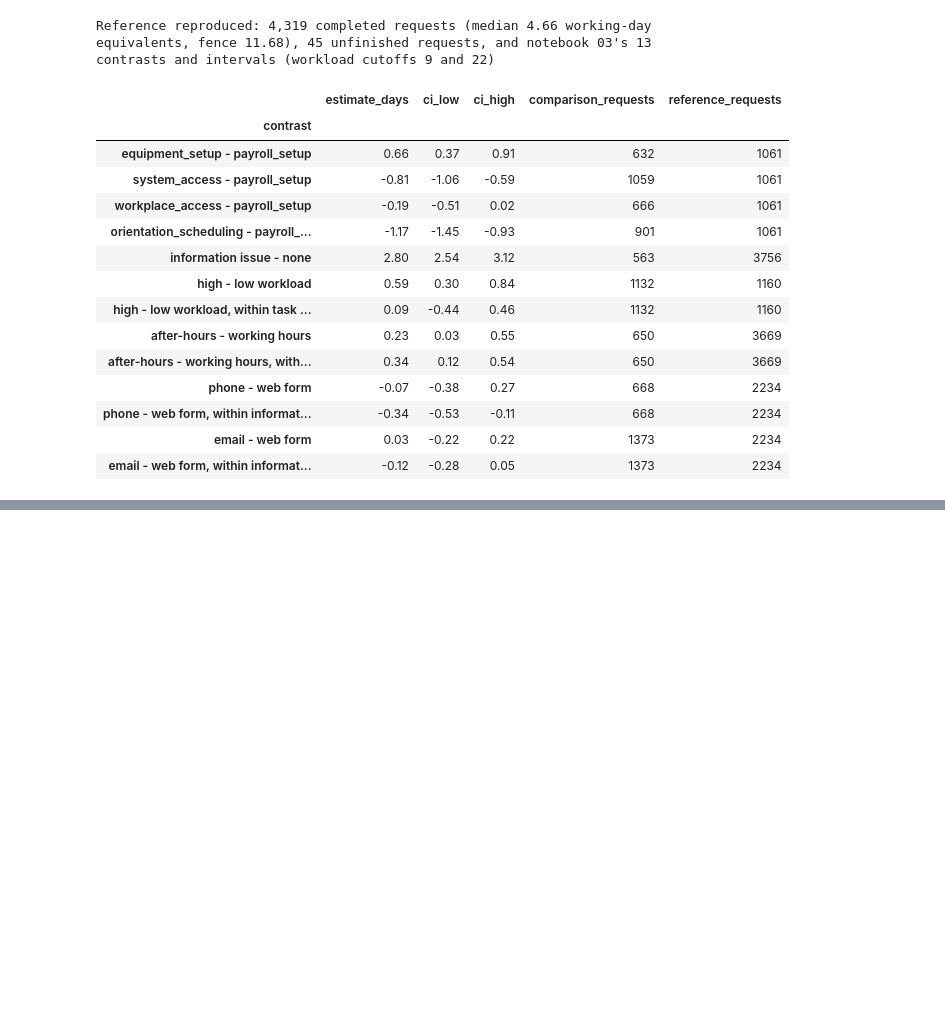
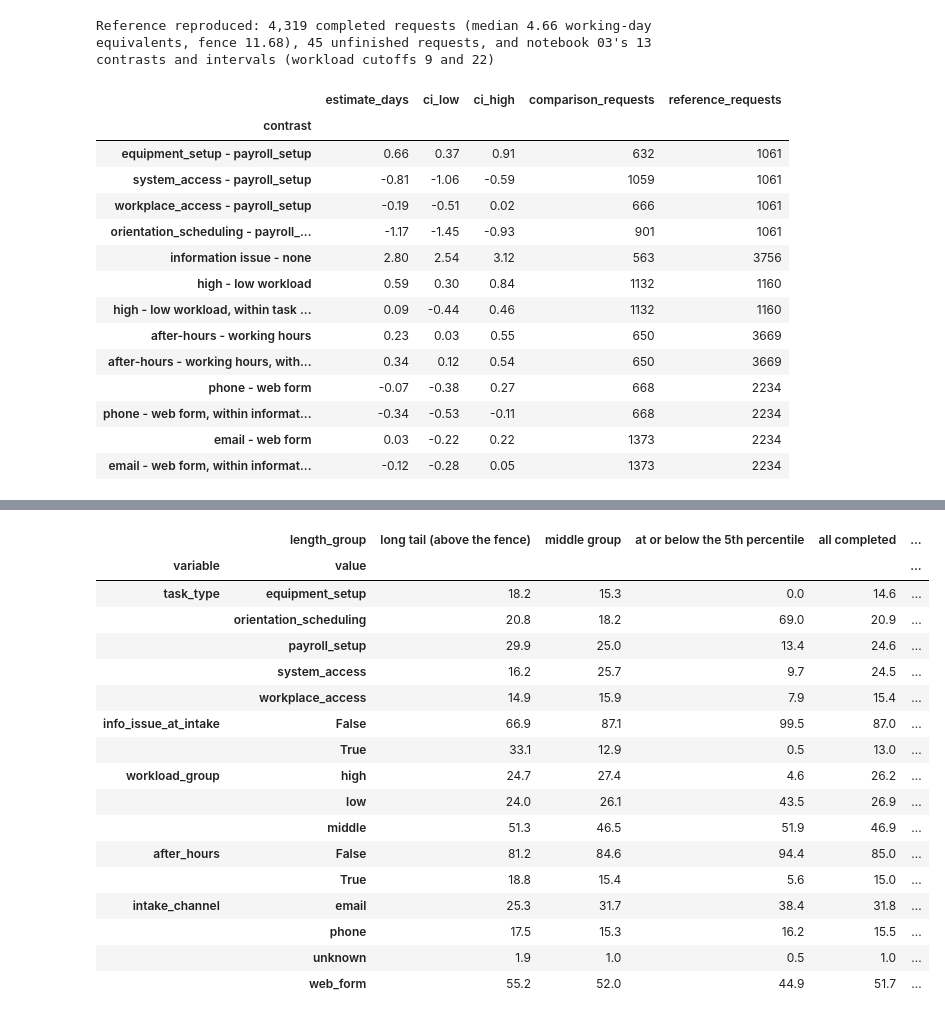
Before and after one commit to isabellemclean1001-blip/AIDA_Izzy_HR_Onboarding_Project-review, a Jupyter notebook: AIDA-2156/final-project/analysis/04_outliers_relationships_and_sensitivity.ipynb, the cells around one changed output, grey strips where cells are left out. Saved outputs shown, nothing was run; the diff lists cells and outputs as text; code cells hidden in the pictures; blank space fills up the shorter version.

```diff
--- a/AIDA-2156/final-project/analysis/04_outliers_relationships_and_sensitivity.ipynb
+++ b/AIDA-2156/final-project/analysis/04_outliers_relationships_and_sensitivity.ipynb
@@ -346,0 +357,63 @@ Reference reproduced: 4,319 completed requests (median 4.66 working-day equivale
+# %%
+pt = completed["processing_days"]
+lower_fence = ref_summary.loc["working-day equivalents", "q1"] - 1.5 * ref_summary.loc["working-day equivalents", "iqr"]
+P5 = pt.quantile(0.05)
+completed["length_group"] = np.select([pt > FENCE, pt <= P5], ["long tail (above the fence)", "at or below the 5th percentile"], default="middle group")
+GROUP_ORDER = ["long tail (above the fence)", "middle group", "at or below the 5th percentile"]
+assert int((pt > FENCE).sum()) == int(ref_summary.loc["working-day equivalents", "unusually_long"]), "The tail must match notebook 02"
+assert int((pt < lower_fence).sum()) == 0, "This section assumes no request is below the lower fence"
+print(f"Lower Tukey fence: {lower_fence:.2f} (below zero, so no request is unusually short by this rule); "
+      f"5th percentile: {P5:.2f} working-day equivalents")
+print(f"Requests by group: {completed['length_group'].value_counts().reindex(GROUP_ORDER).to_dict()}")
+
+# Make-up of each group (counts and % of the group)
+MAKEUP = ["task_type", "info_issue_at_intake", "workload_group", "after_hours", "intake_channel"]
+makeup_counts = pd.concat({v: pd.crosstab(completed[v], completed["length_group"])[GROUP_ORDER] for v in MAKEUP},
+                          names=["variable", "value"])
+makeup_counts["all completed"] = makeup_counts[GROUP_ORDER].sum(axis=1)
+makeup_counts["without the tail (O1)"] = makeup_counts["all completed"] - makeup_counts["long tail (above the fence)"]
+makeup_pct = makeup_counts.div(makeup_counts.groupby(level="variable").transform("sum")).mul(100)
+assert (makeup_counts.groupby(level="variable")["all completed"].sum() == len(completed)).all(), "Each variable must cover every request"
+makeup_counts.to_csv(OUTPUT_DIR / "outlier_makeup_counts.csv")
+makeup_pct.to_csv(OUTPUT_DIR / "outlier_makeup_pct.csv")
+print("Make-up of each group (% of the group's requests; counts are saved alongside):")
+display(makeup_pct.round(1))
+
+# Where the time goes in each group
+stage_by_group = pd.concat({g: stage_table(completed[completed["length_group"] == g]) for g in GROUP_ORDER}
+                           | {"all completed": ref_stages}, names=["group", "stage"])
+stage_by_group["requests"] = stage_by_group["requests"].astype(int)
+stage_by_group.to_csv(OUTPUT_DIR / "outlier_stage_summary.csv")
+print("Stage times by group (working-day equivalents) and each stage's share of the group's total working time (%):")
+display(stage_by_group.round(2))
+
+# Where the extra time comes from: the stages add up to the total, so the difference in mean total time splits exactly by stage
+mean_tail = stage_by_group.loc["long tail (above the fence)", "mean_days"]
+mean_middle = stage_by_group.loc["middle group", "mean_days"]
+excess = pd.DataFrame({"long tail mean": mean_tail, "middle group mean": mean_middle, "difference": mean_tail - mean_middle})
+excess["share_of_difference_%"] = 100 * excess["difference"] / excess["difference"].sum()
+excess.loc["total"] = excess.sum()
+assert np.isclose(excess.loc["total", "difference"],
+                  pt[completed["length_group"] == GROUP_ORDER[0]].mean() - pt[completed["length_group"] == "middle group"].mean())
+excess.to_csv(OUTPUT_DIR / "outlier_excess_time_by_stage.csv")
+print("Difference in mean time, long tail minus middle group, by stage (working-day equivalents):")
+display(excess.round(2))
+
+
+def trimmed_mean(values, share=0.10):
+    v = np.sort(values.to_numpy())
+    k = int(np.floor(share * len(v)))
+    return v[k:len(v) - k].mean()
+
+
+def robust(values):
+    return pd.Series({"requests": len(values), "mean": values.mean(), "median": values.median(),
+                      "trimmed_mean_10%": trimmed_mean(values), "mad": (values - values.median()).abs().median()})
+
+
+robust_summary = pd.DataFrame({"all completed": robust(pt), "without the tail (O1)": robust(pt[pt <= FENCE])}).T
+robust_summary["requests"] = robust_summary["requests"].astype(int)
+robust_summary.to_csv(OUTPUT_DIR / "robust_summaries.csv")
+print("Robust summaries of processing time (working-day equivalents):")
+display(robust_summary.round(2))
+# %% [output]
@@ -346,0 +423,18 @@ Reference reproduced: 4,319 completed requests (median 4.66 working-day equivale
+|  | length_group | long tail (above the fence) | middle group | at or below the 5th percentile | all completed | ... |
+| variable | value |  |  |  |  | ... |
+| task_type | equipment_setup | 18.2 | 15.3 | 0.0 | 14.6 | ... |
+|  | orientation_scheduling | 20.8 | 18.2 | 69.0 | 20.9 | ... |
+|  | payroll_setup | 29.9 | 25.0 | 13.4 | 24.6 | ... |
+|  | system_access | 16.2 | 25.7 | 9.7 | 24.5 | ... |
+|  | workplace_access | 14.9 | 15.9 | 7.9 | 15.4 | ... |
+| info_issue_at_intake | False | 66.9 | 87.1 | 99.5 | 87.0 | ... |
+|  | True | 33.1 | 12.9 | 0.5 | 13.0 | ... |
+| workload_group | high | 24.7 | 27.4 | 4.6 | 26.2 | ... |
+|  | low | 24.0 | 26.1 | 43.5 | 26.9 | ... |
+|  | middle | 51.3 | 46.5 | 51.9 | 46.9 | ... |
+| after_hours | False | 81.2 | 84.6 | 94.4 | 85.0 | ... |
+|  | True | 18.8 | 15.4 | 5.6 | 15.0 | ... |
+| intake_channel | email | 25.3 | 31.7 | 38.4 | 31.8 | ... |
+|  | phone | 17.5 | 15.3 | 16.2 | 15.5 | ... |
+|  | unknown | 1.9 | 1.0 | 0.5 | 1.0 | ... |
+|  | web_form | 55.2 | 52.0 | 44.9 | 51.7 | ... |
```
Also changed, not shown: parts of 7 cells of this notebook.
